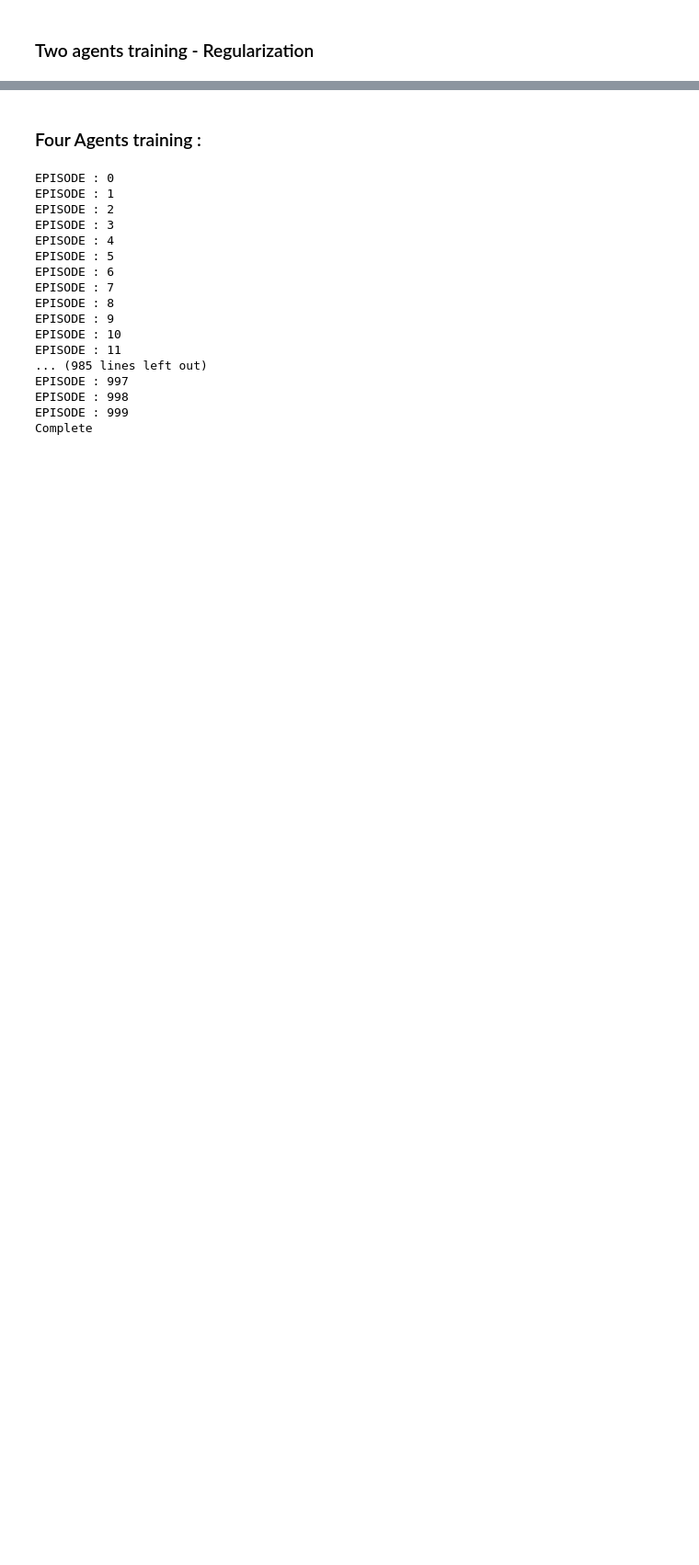
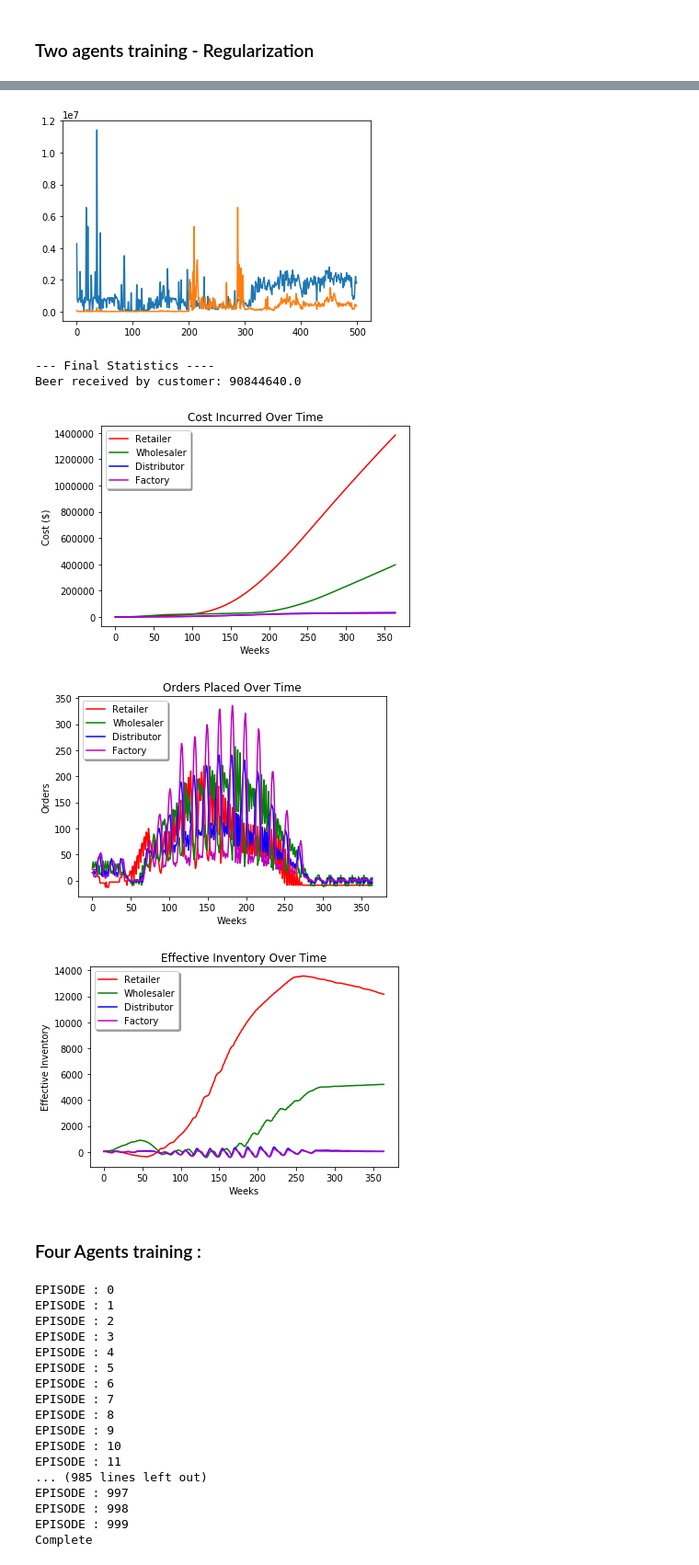
Before and after one commit to ahmedlahloum/Reinforcement-Learning-Project, a Jupyter notebook: Main_Notebook.ipynb, the cells around one changed output, grey strips where cells are left out. Shown at 92% size. Drawn from its saved outputs; the diff is of its cells as text; code cells hidden in the pictures; blank space fills up the shorter version.

```diff
--- a/Main_Notebook.ipynb
+++ b/Main_Notebook.ipynb
@@ -765,18 +764,18 @@ Simulator = beer_game_Simulator(customer , mean_order , mean_order)
 BATCH_SIZE = 32
 GAMMA = .99
 TARGET_UPDATE = 10
-MEMORY = 2000
+MEMORY = 10000
 STOP_TRAINING = 300
 
 
 # Retailer Policy :
 retailer_policy ,target_retailer_net , retailer_memory = initialize_training()
-retailer_optimizer = optim.RMSprop(retailer_policy.network.parameters() , lr = 0.001)
+retailer_optimizer = optim.RMSprop(retailer_policy.network.parameters() , lr = LEARNING_RATE)
 ret_exp_lr_scheduler = optim.lr_scheduler.StepLR(retailer_optimizer, step_size=365*100, gamma=0.5)
 
 #Wholesaler Policy :
 wholesaler_policy ,target_wholesaler_net , wholesaler_memory = initialize_training()
-wholesaler_optimizer = optim.RMSprop(wholesaler_policy.network.parameters() , lr = 0.001)
+wholesaler_optimizer = optim.RMSprop(wholesaler_policy.network.parameters() , lr = LEARNING_RATE*.5)
 wh_exp_lr_scheduler = optim.lr_scheduler.StepLR(wholesaler_optimizer, step_size=365*100, gamma=0.5)
 LAG_WHOLESALER = 200
 
@@ -845,7 +844,7 @@ for i_episode in range(num_episodes):
                  , cost_lists = [retailer_costs ,wholesaler_costs ,distributor_costs , factory_costs])
     else:
         update_costs(Simulator , [retailer_policy , opolicy , opolicy , opolicy]
-                 , cost_lists = [retailer_costs ,wholesaler_costs ,distributor_costs , factory_costs] , n_sims = 100)
+                 , cost_lists = [retailer_costs ,wholesaler_costs ,distributor_costs , factory_costs] , n_sims = 5)
 
 
 retailer_policy.train = False
@@ -860,7 +884,7 @@ Simulator.run_simulation()
 # %% [markdown]
 ### Two agents training - Regularization
 # %%
-class RegularizedReplayMemory(object):
+class RegularizedMemory(object):
 
     def __init__(self, capacity):
         self.capacity = capacity
@@ -878,14 +902,10 @@ class RegularizedReplayMemory(object):
     def __len__(self):
         return len(self.memory)
 
-    def process_new(self , penalizations):
-        for i , pen in enumerate(penalizations):
+    def process_new(self , pen):
+        for i , otr in enumerate(self.new):
             # update reward
-            otr = self.new[i]
             self.new[i] = Transition(otr.state , otr.action , otr.reward + pen , otr.next_state)
 
         self.memory = self.new + self.memory
         self.memory = self.memory[:self.capacity]
-
-# Update at each episode
-#rewards = {'retailer':0 , 'wholesaler':0 , 'distributor':0 , 'factory':0}
@@ -892,3 +1047,17 @@ class RegularizedReplayMemory(object):
+# %%
+plt.plot(retailer_costs)
+plt.plot(wholesaler_costs)
+plt.show()
+
+Simulator.init_simulation(retailer_policy , wholesaler_policy , opolicy , opolicy)
+Simulator.run_simulation()
+# %% [output]
+[figure, added]
+--- Final Statistics ----
+Beer received by customer: 90844640.0
+[figure, added]
+[figure, added]
+[figure, added]
 # %% [markdown]
 ### Four Agents training :
 # %%
```
Also changed, not shown: parts of 14 cells of this notebook.
